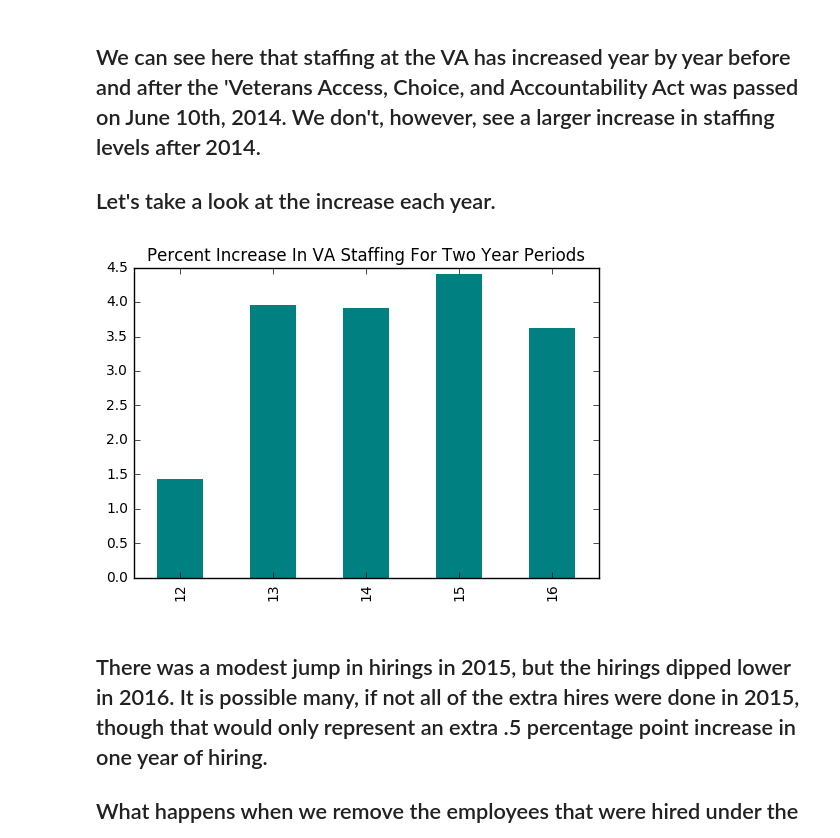
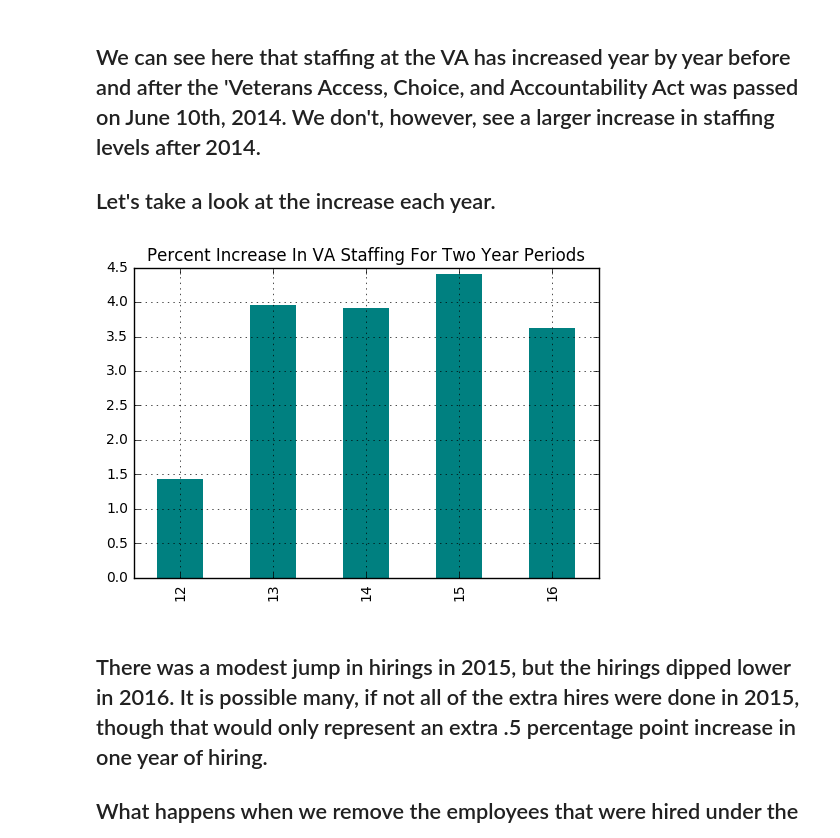
Before and after one commit to isabella232/va-data-analysis, a Jupyter notebook: Narrative/VA_Staffing.ipynb, the cells around one changed output. Cells and saved outputs as stored; diff of their text form; code cells hidden in the pictures.

```diff
--- a/Narrative/VA_Staffing.ipynb
+++ b/Narrative/VA_Staffing.ipynb
@@ -33,20 +34,21 @@ ax.legend_.remove()
 # %%
 percent_increase_dict = {}
 
 percent_increase_dict["12"] = ((df["MAY-FY12"] - df["MAY-FY11"])/df["MAY-FY11"])*100
 percent_increase_dict["13"] = ((df["MAY-FY13"] - df["MAY-FY12"])/df["MAY-FY12"])*100
 percent_increase_dict["14"] = ((df["MAY-FY14"] - df["MAY-FY13"])/df["MAY-FY13"])*100
 percent_increase_dict["15"] = ((df["MAY-FY15"] - df["MAY-FY14"])/df["MAY-FY14"])*100
 percent_increase_dict["16"] = ((df["MAY-FY16"] - df["MAY-FY15"])/df["MAY-FY15"])*100
 
 percent_increase = pd.DataFrame.from_dict(percent_increase_dict)
 percent_increase
 
 ax = percent_increase.transpose().plot(kind="bar",color = ["teal","teal","teal","teal"], edgecolor="none")
 ax.set_title("Percent Increase In VA Staffing For Two Year Periods")
 ax.legend_.remove()
+ax.grid()
 # %% [output]
-[figure, old version]
+[figure, new version]
 # %% [markdown]
 ## There was a modest jump in hirings in 2015, but the hirings dipped lower in 2016. It is possible many, if not all of the extra hires were done in 2015, though that would only represent an extra .5 percentage point increase in one year of hiring.
 
```
Also changed, not shown: parts of 3 cells of this notebook.
